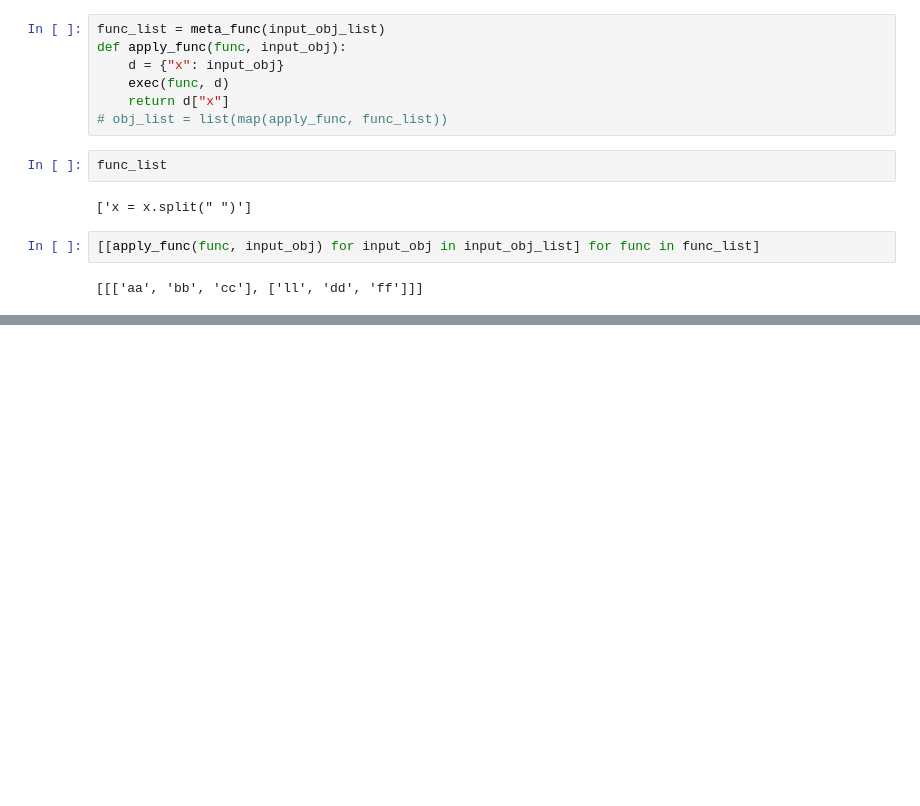
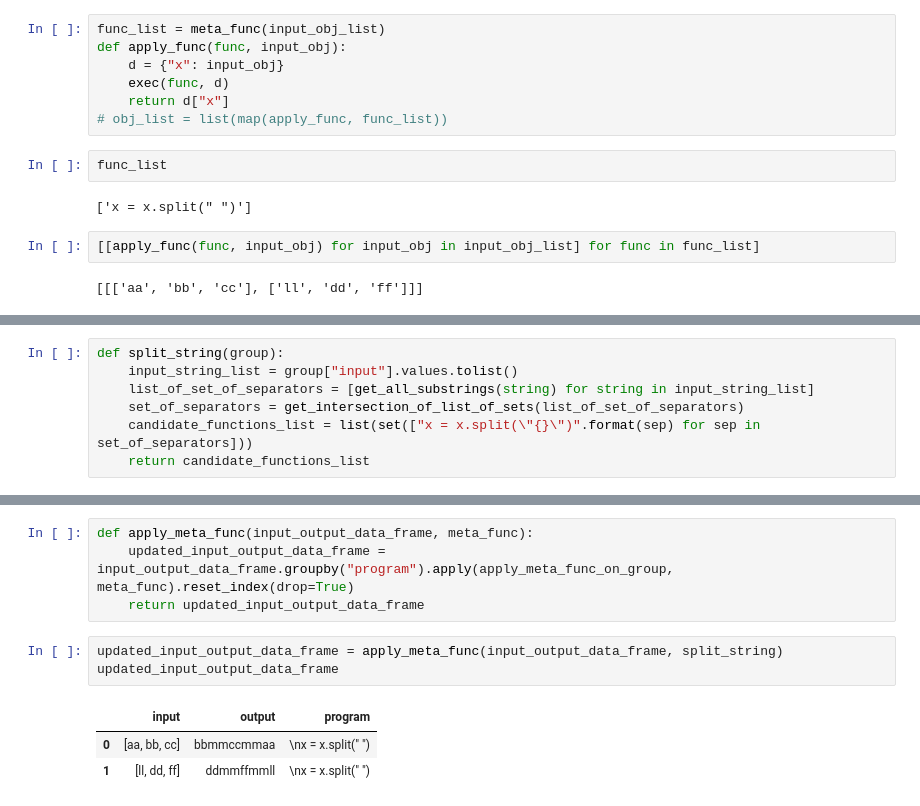
Before and after one commit to erez-aharonov/auto-coder, a Jupyter notebook: PBE.ipynb, the cells around one changed output, grey strips where cells are left out. Cells and saved outputs as stored; diff of their text form; blank space fills up the shorter version.

```diff
--- a/PBE.ipynb
+++ b/PBE.ipynb
@@ -383,0 +402,7 @@ func_list
+# %%
+def split_string(group):
+    input_string_list = group["input"].values.tolist()
+    list_of_set_of_separators = [get_all_substrings(string) for string in input_string_list]
+    set_of_separators = get_intersection_of_list_of_sets(list_of_set_of_separators)
+    candidate_functions_list = list(set(["x = x.split(\"{}\")".format(sep) for sep in set_of_separators]))
+    return candidate_functions_list
@@ -383,0 +461,11 @@ func_list
+# %%
+def apply_meta_func(input_output_data_frame, meta_func):
+    updated_input_output_data_frame = input_output_data_frame.groupby("program").apply(apply_meta_func_on_group, meta_func).reset_index(drop=True)
+    return updated_input_output_data_frame
+# %%
+updated_input_output_data_frame = apply_meta_func(input_output_data_frame, split_string)
+updated_input_output_data_frame
+# %% [output]
+|  | input | output | program |
+| 0 | [aa, bb, cc] | bbmmccmmaa | \nx = x.split(" ") |
+| 1 | [ll, dd, ff] | ddmmffmmll | \nx = x.split(" ") |
```
Also changed, not shown: parts of 11 cells of this notebook.
